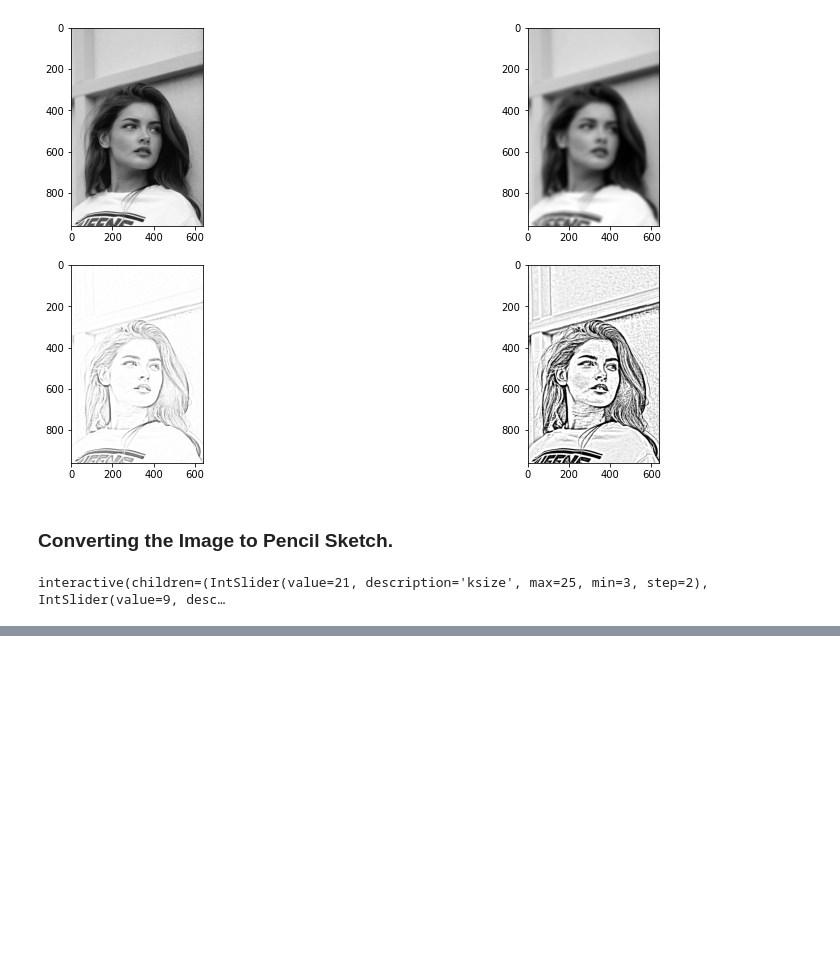
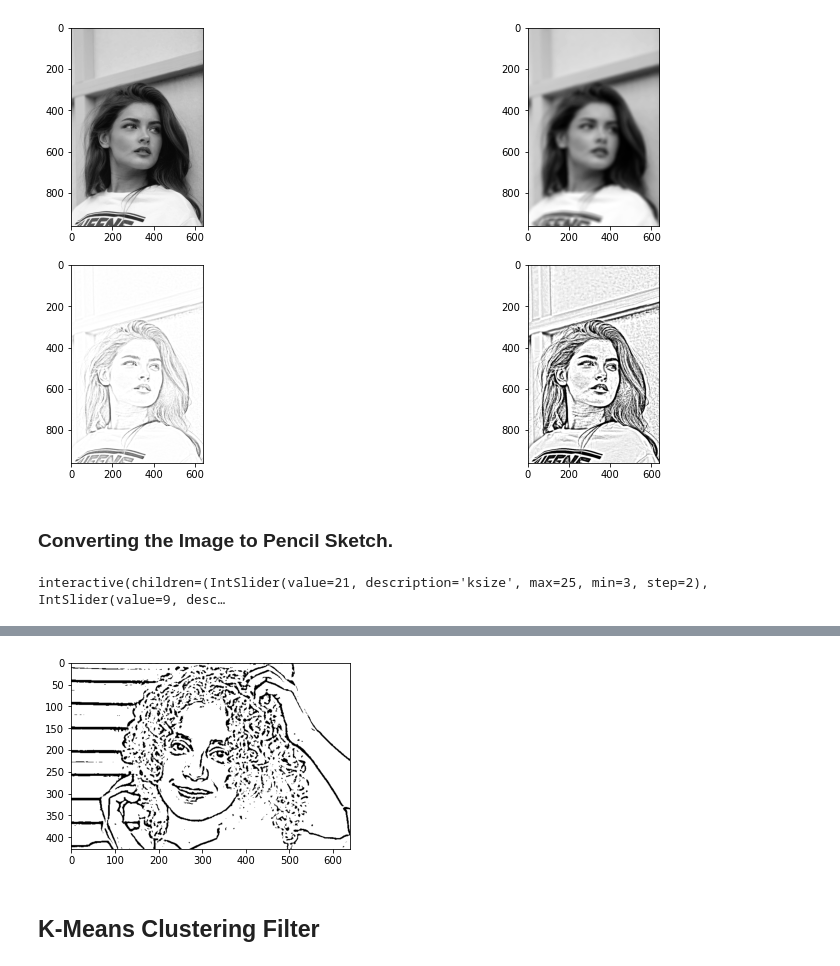
Before and after one commit to AnkitPatel745/OpenCV-Project-Pencil-Sketch-and-Cartoon-Paint-, a Jupyter notebook: OpenCV_Starter_Project_(Pencil_Sketch_and_Cartoon_Paint)_checkpoint.ipynb, the cells around one changed output, grey strips where cells are left out. Saved outputs shown, nothing was run; the diff lists cells and outputs as text; code cells hidden in the pictures; blank space fills up the shorter version.

```diff
--- a/OpenCV_Starter_Project_(Pencil_Sketch_and_Cartoon_Paint)_checkpoint.ipynb
+++ b/OpenCV_Starter_Project_(Pencil_Sketch_and_Cartoon_Paint)_checkpoint.ipynb
@@ -114,0 +126,18 @@ interactive(children=(IntSlider(value=21, description='ksize', max=25, min=3, st
+# %%
+# Edge Mask
+def edge_mask(img,ksize,block_size):
+    gray = cv2.cvtColor(img,cv2.COLOR_BGR2GRAY)
+    gray_median = cv2.medianBlur(gray,ksize)
+    edges = cv2.adaptiveThreshold(gray_median,255,cv2.ADAPTIVE_THRESH_MEAN_C,
+                                  cv2.THRESH_BINARY,block_size,ksize)
+    return edges
+# %%
+edge_img = edge_mask(img,5,9)
+# %%
+plt.figure(figsize=(5,5))
+plt.imshow(edge_img,cmap='gray')
+plt.show()
+# %% [output]
+[figure, added]
+# %% [markdown]
+## K-Means Clustering Filter
```
Also changed, not shown: parts of 9 cells of this notebook.
